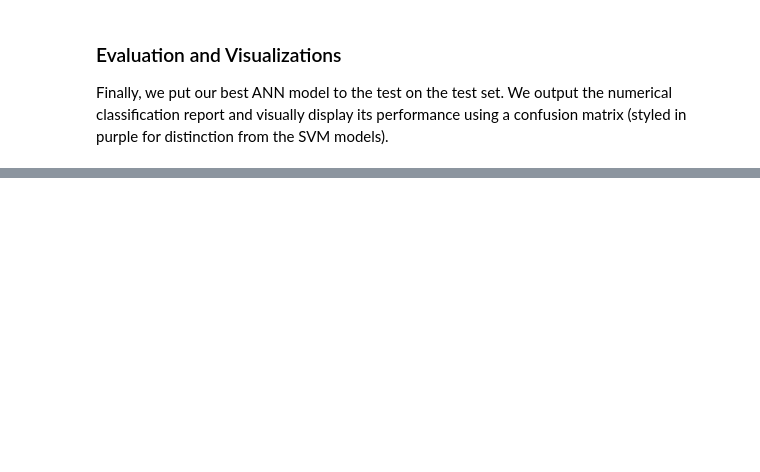
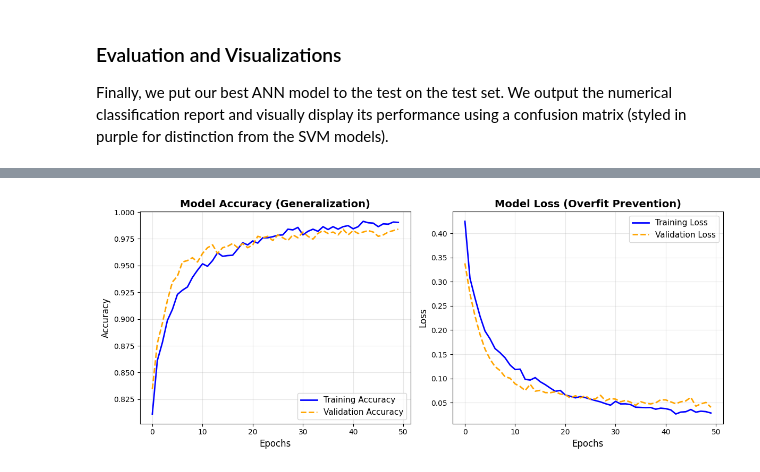
Before and after one commit to telinsert/CS4662-Asteroids-Classification, a Jupyter notebook: notebooks/ANN_Implementation.ipynb, the cells around one changed output, grey strips where cells are left out. Saved outputs shown, nothing was run; the diff lists cells and outputs as text; code cells hidden in the pictures; blank space fills up the shorter version.

Commit message:
add extra graphs

```diff
--- a/notebooks/ANN_Implementation.ipynb
+++ b/notebooks/ANN_Implementation.ipynb
@@ -107,0 +111,43 @@ weighted avg       0.99      0.99      0.99       938
+# %%
+import matplotlib.pyplot as plt
+
+best_params = grid_search.best_params_
+
+history_model = create_model(
+    hidden_layers=best_params['model__hidden_layers'],
+    neurons=best_params['model__neurons'],
+    dropout_rate=best_params['model__dropout_rate']
+)
+
+history = history_model.fit(
+    X_train_scaled, y_train,
+    epochs=best_params['epochs'],
+    batch_size=best_params['batch_size'],
+    validation_split=0.2,
+    verbose=0
+)
+
+plt.figure(figsize=(12, 5))
+
+plt.subplot(1, 2, 1)
+plt.plot(history.history['accuracy'], label='Training Accuracy', color='blue', linewidth=2)
+plt.plot(history.history['val_accuracy'], label='Validation Accuracy', color='orange', linestyle='--', linewidth=2)
+plt.title('Model Accuracy (Generalization)', fontsize=14, fontweight='bold')
+plt.ylabel('Accuracy', fontsize=12)
+plt.xlabel('Epochs', fontsize=12)
+plt.legend(loc='lower right', fontsize=11)
+plt.grid(alpha=0.3)
+
+plt.subplot(1, 2, 2)
+plt.plot(history.history['loss'], label='Training Loss', color='blue', linewidth=2)
+plt.plot(history.history['val_loss'], label='Validation Loss', color='orange', linestyle='--', linewidth=2)
+plt.title('Model Loss (Overfit Prevention)', fontsize=14, fontweight='bold')
+plt.ylabel('Loss', fontsize=12)
+plt.xlabel('Epochs', fontsize=12)
+plt.legend(loc='upper right', fontsize=11)
+plt.grid(alpha=0.3)
+
+plt.tight_layout()
+plt.show()
+# %% [output]
+[figure, added]
```
Also changed, not shown: parts of 3 cells of this notebook.
